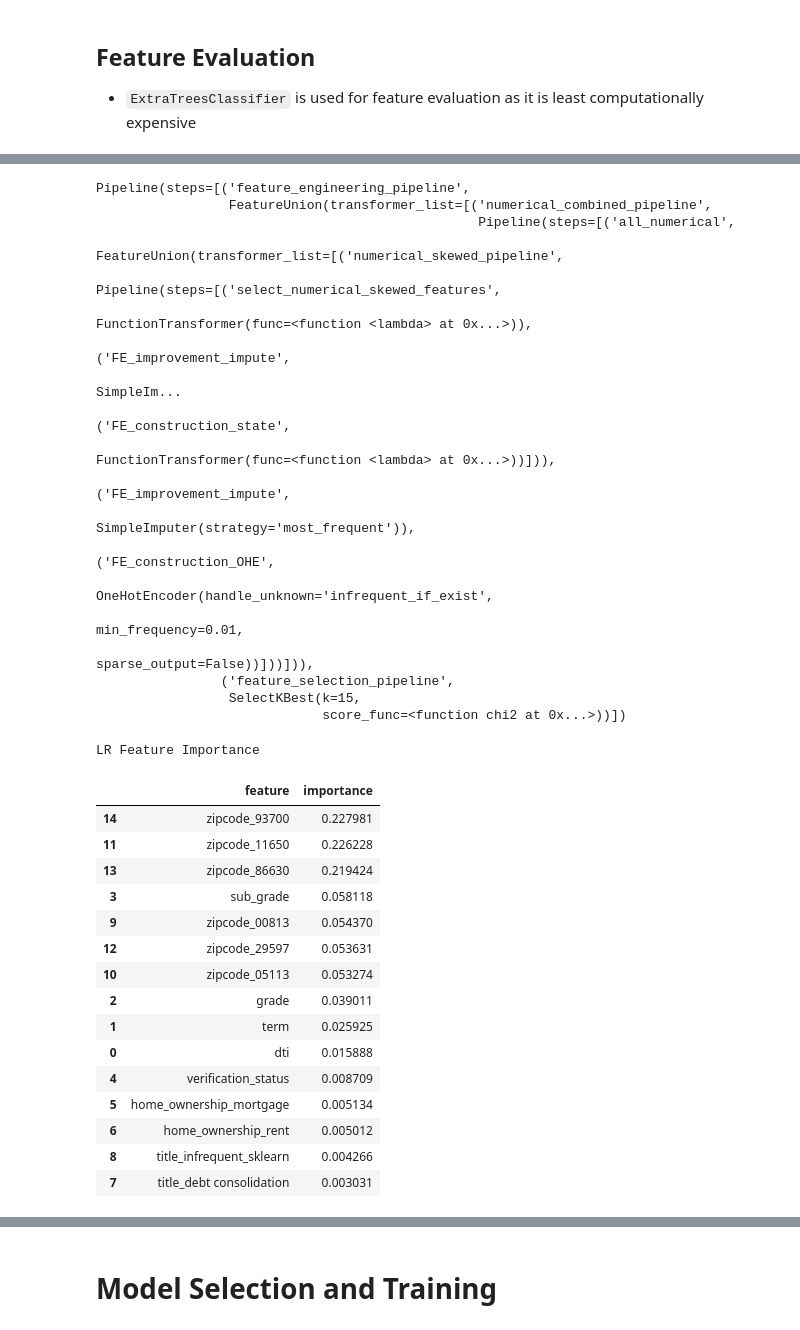
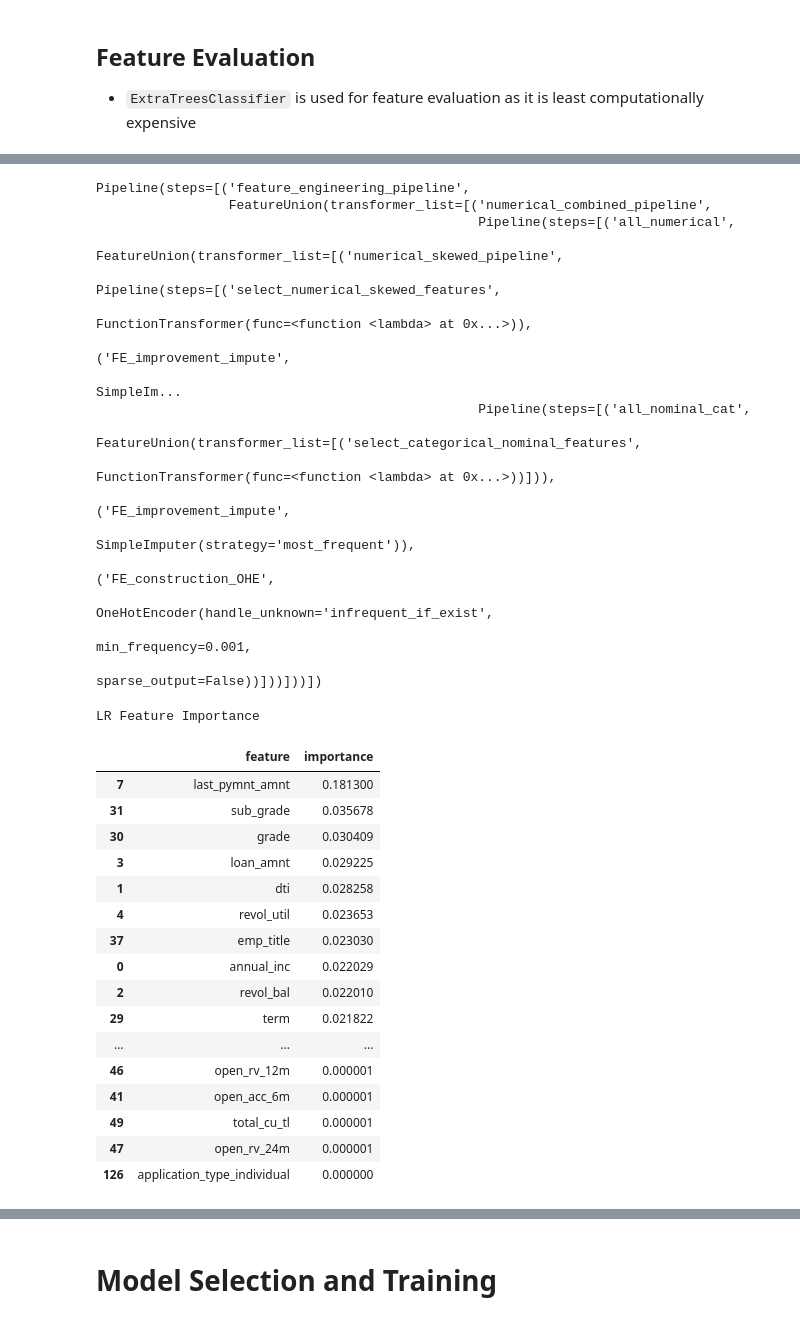
Before and after one commit to jyothisable/Credit-Default-Risk-Prediction-Model, a Jupyter notebook: notebooks/model_prototyping.ipynb, the cells around one changed output, grey strips where cells are left out. Saved outputs shown, nothing was run; the diff lists cells and outputs as text; code cells hidden in the pictures.

```diff
--- a/notebooks/model_prototyping.ipynb
+++ b/notebooks/model_prototyping.ipynb
@@ -171,16 +171,29 @@ memory usage: 81.6+ MB
 # %%
 df2 = dh.load_data_and_sanitize('loan.csv')
 # return all columns which are also there in df
-df2 = df2[['loan_amnt', 'term', 'int_rate', 'installment', 'grade', 'sub_grade',
+df3 = df2[['loan_amnt', 'term', 'grade', 'sub_grade',
        'emp_title', 'emp_length', 'home_ownership', 'annual_inc',
        'verification_status', 'issue_d', 'loan_status', 'purpose', 'title',
        'dti', 'earliest_cr_line', 'open_acc', 'pub_rec', 'revol_bal',
-       'revol_util', 'total_acc', 'initial_list_status', 'application_type','zip_code']]
+       'revol_util', 'total_acc', 'initial_list_status', 'application_type',
+       'zip_code','addr_state','delinq_2yrs', 'inq_last_6mths', 'last_pymnt_amnt',
+       'collections_12_mths_ex_med',
+       'mths_since_last_delinq','mths_since_last_major_derog', 'mths_since_last_record',
+        'open_acc_6m', 'open_il_6m', 'open_il_12m',
+        'open_il_24m', 'mths_since_rcnt_il', 'total_bal_il', 'il_util', 'open_rv_12m', 'open_rv_24m',
+         'max_bal_bc', 'all_util', 'total_rev_hi_lim', 'inq_fi', 'total_cu_tl', 'inq_last_12m',
+         'tot_coll_amt', 'tot_cur_bal']]
 
-df2 = df2[(df2['loan_status'] in ['Charged Off', 'Fully Paid',''])]
-df2['earliest_cr_line'] = pd.to_datetime(df2['earliest_cr_line'])
-df2['issue_d'] = pd.to_datetime(df2['issue_d'], format='%b-%Y')
-display(df2.head(10).style.set_table_styles(table_styles['cerulean_palette']).set_caption("DF"))
-df2.info()
-df2.describe()
+
+df3 = df3[df3['loan_status'].isin(['Charged Off', 'Fully Paid','Does not meet the credit policy. Status:Fully Paid','Default','Does not meet the credit policy. Status:Charged Off'])]
+df3['loan_status'] = df3['loan_status'].map({'Charged Off':'defaulter',
+                         'Fully Paid':'non defaulter',
+                         'Default':'defaulter',
+                         'Does not meet the credit policy. Status:Charged Off':'defaulter',
+                         'Does not meet the credit policy. Status:Fully Paid':'non defaulter'})
+df3['earliest_cr_line'] = pd.to_datetime(df3['earliest_cr_line'])
+df3['issue_d'] = pd.to_datetime(df3['issue_d'], format='%b-%Y')
+display(df3.head(10).style.set_table_styles(table_styles['cerulean_palette']).set_caption("DF"))
+df3.info()
+df3.describe()
 # %% [output]
@@ -207,2 +251,9 @@ profile = ProfileReport(df, title="Pandas Profiling Report", explorative=True)
 # profile.to_notebook_iframe() # uncomment this to see output in the jupyter notebook
 # profile.to_file("EDA_report.html") # uncomment this to get html output in the current directory
+# %%
+loc = dh.load_data_and_sanitize('US_zip_to_cord.csv')
+loc['zip']=loc['zip'].astype(str)
+df3['zip_code'] = df3['zip_code'].str[:3]
+df = df3.merge(loc, left_on='zip_code', right_on='zip', how='inner')
+df.drop(columns=['zip'], inplace=True)
+df
@@ -255,6 +401,7 @@ Overall took 14.24 seconds
 from loantap_credit_default_risk_model.FE_pipeline import selected_FE_with_FS
 selected_FE_with_FS.set_output(transform='pandas')
 selected_FE_with_FS.fit(X_train, y_train)
+df7=selected_FE_with_FS.transform(X_test)
 
 config.POST_FE_FEATURES=selected_FE_with_FS.transform(X_test).columns
 feature_importance_df = pd.DataFrame({
@@ -286,36 +431,35 @@ Pipeline(steps=[('feature_engineering_pipeline',
 Pipeline(steps=[('feature_engineering_pipeline',
                  FeatureUnion(transformer_list=[('numerical_combined_pipeline',
                                                  Pipeline(steps=[('all_numerical',
                                                                   FeatureUnion(transformer_list=[('numerical_skewed_pipeline',
                                                                                                   Pipeline(steps=[('select_numerical_skewed_features',
                                                                                                                    FunctionTransformer(func=<function <lambda> at 0x...>)),
                                                                                                                   ('FE_improvement_impute',
                                                                                                                    SimpleIm...
-                                                                                                 ('FE_construction_state',
+                                                 Pipeline(steps=[('all_nominal_cat',
+                                                                  FeatureUnion(transformer_list=[('select_categorical_nominal_features',
                                                                                                   FunctionTransformer(func=<function <lambda> at 0x...>))])),
                                                                  ('FE_improvement_impute',
                                                                   SimpleImputer(strategy='most_frequent')),
                                                                  ('FE_construction_OHE',
                                                                   OneHotEncoder(handle_unknown='infrequent_if_exist',
-                                                                                min_frequency=0.01,
-                                                                                sparse_output=False))]))])),
-                ('feature_selection_pipeline',
-                 SelectKBest(k=15,
-                             score_func=<function chi2 at 0x...>))])
+                                                                                min_frequency=0.001,
+                                                                                sparse_output=False))]))]))])
 LR Feature Importance
 |  | feature | importance |
-| 14 | zipcode_93700 | 0.227981 |
-| 11 | zipcode_11650 | 0.226228 |
-| 13 | zipcode_86630 | 0.219424 |
-| 3 | sub_grade | 0.058118 |
-| 9 | zipcode_00813 | 0.054370 |
-| 12 | zipcode_29597 | 0.053631 |
-| 10 | zipcode_05113 | 0.053274 |
-| 2 | grade | 0.039011 |
-| 1 | term | 0.025925 |
-| 0 | dti | 0.015888 |
-| 4 | verification_status | 0.008709 |
-| 5 | home_ownership_mortgage | 0.005134 |
-| 6 | home_ownership_rent | 0.005012 |
-| 8 | title_infrequent_sklearn | 0.004266 |
-| 7 | title_debt consolidation | 0.003031 |
+| 7 | last_pymnt_amnt | 0.181300 |
+| 31 | sub_grade | 0.035678 |
+| 30 | grade | 0.030409 |
+| 3 | loan_amnt | 0.029225 |
+| 1 | dti | 0.028258 |
+| 4 | revol_util | 0.023653 |
+| 37 | emp_title | 0.023030 |
+| 0 | annual_inc | 0.022029 |
+| 2 | revol_bal | 0.022010 |
+| 29 | term | 0.021822 |
+| ... | ... | ... |
+| 46 | open_rv_12m | 0.000001 |
+| 41 | open_acc_6m | 0.000001 |
+| 49 | total_cu_tl | 0.000001 |
+| 47 | open_rv_24m | 0.000001 |
+| 126 | application_type_individual | 0.000000 |
```
Also changed, not shown: parts of 29 cells of this notebook, 1 other file.
